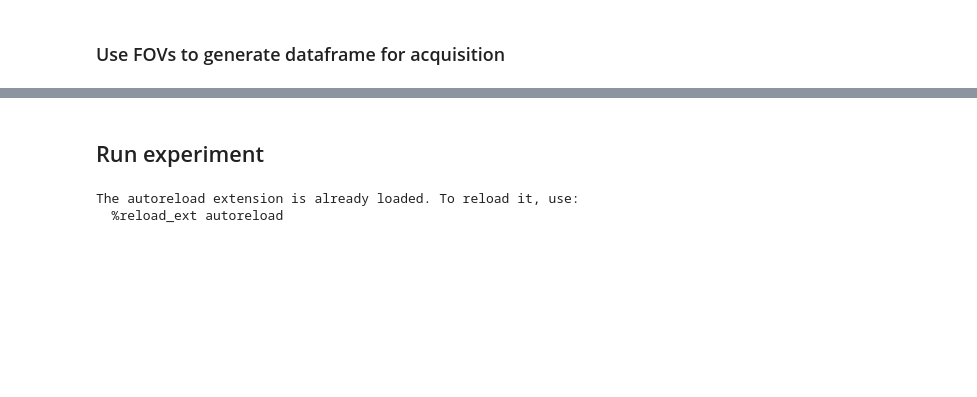
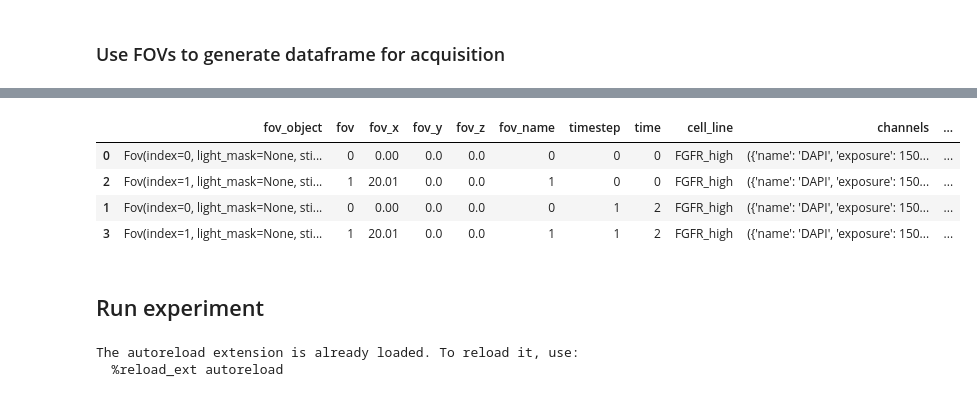
Before and after one commit to alandolt/rtm-pymmcore, a Jupyter notebook: 01_ERK-KTR_full_fov_stimulation_simulation.ipynb, the cells around one changed output, grey strips where cells are left out. Drawn from its saved outputs; the diff is of its cells as text; code cells hidden in the pictures; blank space fills up the shorter version.

Commit message:
Start code refactoring:
- adding simulation mode
- remove saving metadata in fov and dataframe. only use dataframe
- start allowing multiple segmentation tools, and stimulators based on labels

```diff
--- a/01_ERK-KTR_full_fov_stimulation_simulation.ipynb
+++ b/01_ERK-KTR_full_fov_stimulation_simulation.ipynb
@@ -265,0 +185,79 @@ Total Experiment Time: 0.0005555555555555556h
+# %%
+n_fovs_simultaneously = time_between_frames // time_per_fov
+start_time = 0
+if data_mda_fovs is None:
+    assert False, "No fovs selected. Please select fovs in the MDA widget and save them to a json file."
+dfs = []
+fovs = []
+for fov_index, fov in enumerate(data_mda_fovs):
+    fov_object = Fov(fov_index)
+    fovs.append(fov_object)
+    fov_group = fov_index // n_fovs_simultaneously
+    start_time = fov_group * time_between_frames * len(timesteps)
+    if len(condition) == 1:
+        condition_fov = condition[0]
+    else:
+        condition = condition[fov_index // n_fovs_per_cell_line]
+    for timestep in timesteps:
+        row = {
+            "fov_object": fov_object,
+            "fov": fov_index,
+            "fov_x": fov.get("x"),
+            "fov_y": fov.get("y"),
+            "fov_z": fov.get("z"),
+            "fov_name": str(fov_index) if fov["name"] is None else fov.name,
+            "timestep": timestep,
+            "time": start_time + timestep * time_between_frames,
+            "cell_line": condition_fov,
+            "channels": tuple(dataclasses.asdict(channel) for channel in channels),
+            "fname": f"{str(fov_index).zfill(3)}_{str(timestep).zfill(5)}",
+        }
+        dfs.append(row)
+
+df_acquire = pd.DataFrame(dfs)
+
+print(f"Total Experiment Time: {df_acquire['time'].max()/3600}h")
+
+
+n_fovs = len(data_mda_fovs)
+n_stim_treatments = len(stim_treatments)
+if n_stim_treatments > 0:
+    n_fovs_per_stim_condition = n_fovs // n_stim_treatments // len(np.unique(condition))
+    stim_treatment_tot = []
+    random.shuffle(stim_treatments)
+    if n_fovs_per_well is not None:
+        for stim_treat in stim_treatments:
+            stim_treatment_tot.extend([stim_treat] * n_fovs_per_well)
+
+    else:
+        for fov_index in range(0, n_fovs_per_stim_condition):
+            stim_treatment_tot.extend(stim_treatments)
+        random.shuffle(stim_treatment_tot)
+
+        if n_fovs % n_stim_treatments != 0:
+            print(
+                f"Warning: Not equal number of fovs per stim condition. {n_fovs % n_stim_treatments} fovs will have repeated treatment"
+            )
+            stim_treatment_tot.extend(stim_treatments[: n_fovs % n_stim_treatments])
+    print(f"Doing {n_fovs_per_stim_condition} experiment per stim condition")
+
+    if len(condition) == 1:
+        n_fovs_per_cell_line = n_fovs
+    else:
+        stim_treatment_tot = stim_treatment_tot * len(np.unique(condition))
+
+    df_acquire = pd.merge(df_acquire, pd.DataFrame(stim_treatment_tot), left_on="fov", right_index=True)
+
+    # Add stim column that checks if current timestep is in the stim_timestep tuple
+    df_acquire["stim"] = df_acquire.apply(
+        lambda row: row["timestep"] in row["stim_timestep"]
+        if isinstance(row["stim_timestep"], tuple) and row["stim_exposure"] > 0 else False,
+        axis=1
+    )
+
+df_acquire = df_acquire.dropna(axis=1, how='all')
+pd.set_option("display.max_columns", None)
+pd.set_option("display.expand_frame_repr", True)
+df_acquire = df_acquire.sort_values(by=["time", "fov"])
+df_acquire
+# %% [output]
@@ -265,0 +266,5 @@ Total Experiment Time: 0.0005555555555555556h
+|  | fov_object | fov | fov_x | fov_y | fov_z | fov_name | timestep | time | cell_line | channels | ... |
+| 0 | Fov(index=0, light_mask=None, sti... | 0 | 0.00 | 0.0 | 0.0 | 0 | 0 | 0 | FGFR_high | ({'name': 'DAPI', 'exposure': 150... | ... |
+| 2 | Fov(index=1, light_mask=None, sti... | 1 | 20.01 | 0.0 | 0.0 | 1 | 0 | 0 | FGFR_high | ({'name': 'DAPI', 'exposure': 150... | ... |
+| 1 | Fov(index=0, light_mask=None, sti... | 0 | 0.00 | 0.0 | 0.0 | 0 | 1 | 2 | FGFR_high | ({'name': 'DAPI', 'exposure': 150... | ... |
+| 3 | Fov(index=1, light_mask=None, sti... | 1 | 20.01 | 0.0 | 0.0 | 1 | 1 | 2 | FGFR_high | ({'name': 'DAPI', 'exposure': 150... | ... |
```
Also changed, not shown: parts of 11 cells of this notebook, 20 other files.
